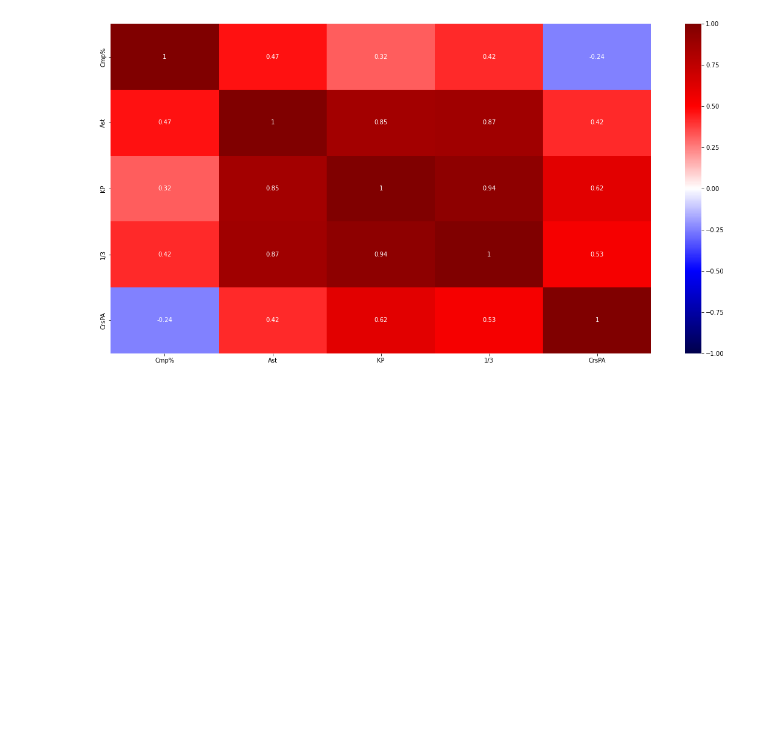
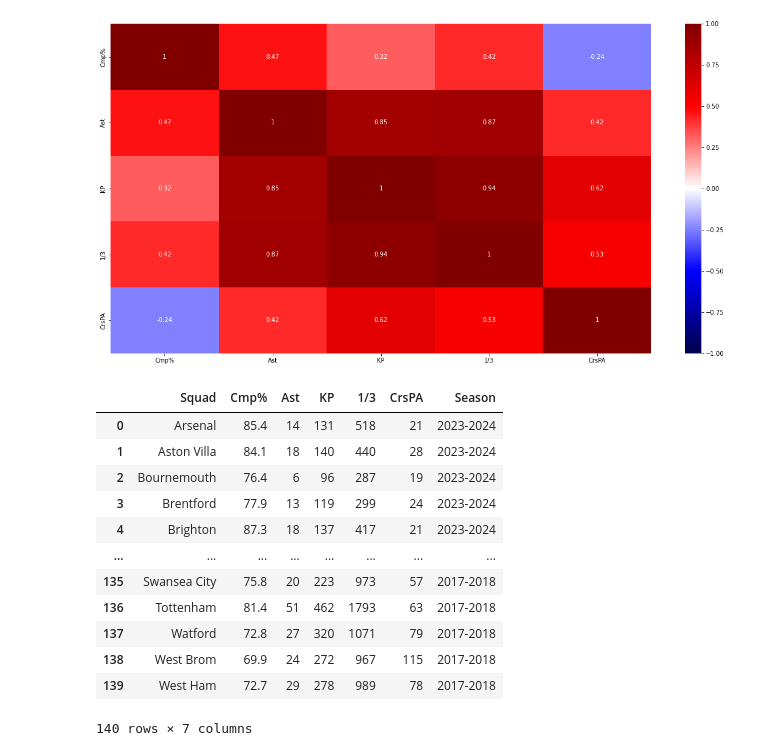
Before and after one commit to umutarsln/lineer-regression, a Jupyter notebook: umutarslan/analyze-alt-tables/passing.ipynb, the cells around one changed output. Saved outputs shown, nothing was run; the diff lists cells and outputs as text; code cells hidden in the pictures; blank space fills up the shorter version.

```diff
--- a/umutarslan/analyze-alt-tables/passing.ipynb
+++ b/umutarslan/analyze-alt-tables/passing.ipynb
@@ -215,5 +215,23 @@ sns.heatmap(df.corr(), cmap="seismic", annot=True, vmin=-1, vmax=1)
 # %% [output]
 <AxesSubplot:>
 [figure]
+# %%
+df = df.iloc[0:140]
+# %%
+df
+# %% [output]
+|  | Squad | Cmp% | Ast | KP | 1/3 | CrsPA | Season |
+| 0 | Arsenal | 85.4 | 14 | 131 | 518 | 21 | 2023-2024 |
+| 1 | Aston Villa | 84.1 | 18 | 140 | 440 | 28 | 2023-2024 |
+| 2 | Bournemouth | 76.4 | 6 | 96 | 287 | 19 | 2023-2024 |
+| 3 | Brentford | 77.9 | 13 | 119 | 299 | 24 | 2023-2024 |
+| 4 | Brighton | 87.3 | 18 | 137 | 417 | 21 | 2023-2024 |
+| ... | ... | ... | ... | ... | ... | ... | ... |
+| 135 | Swansea City | 75.8 | 20 | 223 | 973 | 57 | 2017-2018 |
+| 136 | Tottenham | 81.4 | 51 | 462 | 1793 | 63 | 2017-2018 |
+| 137 | Watford | 72.8 | 27 | 320 | 1071 | 79 | 2017-2018 |
+| 138 | West Brom | 69.9 | 24 | 272 | 967 | 115 | 2017-2018 |
+| 139 | West Ham | 72.7 | 29 | 278 | 989 | 78 | 2017-2018 |
+140 rows × 7 columns
 # %%
 df.to_csv("../data-v2/passing.csv", encoding='utf-8')
```
Also changed, not shown: 9 other files.
